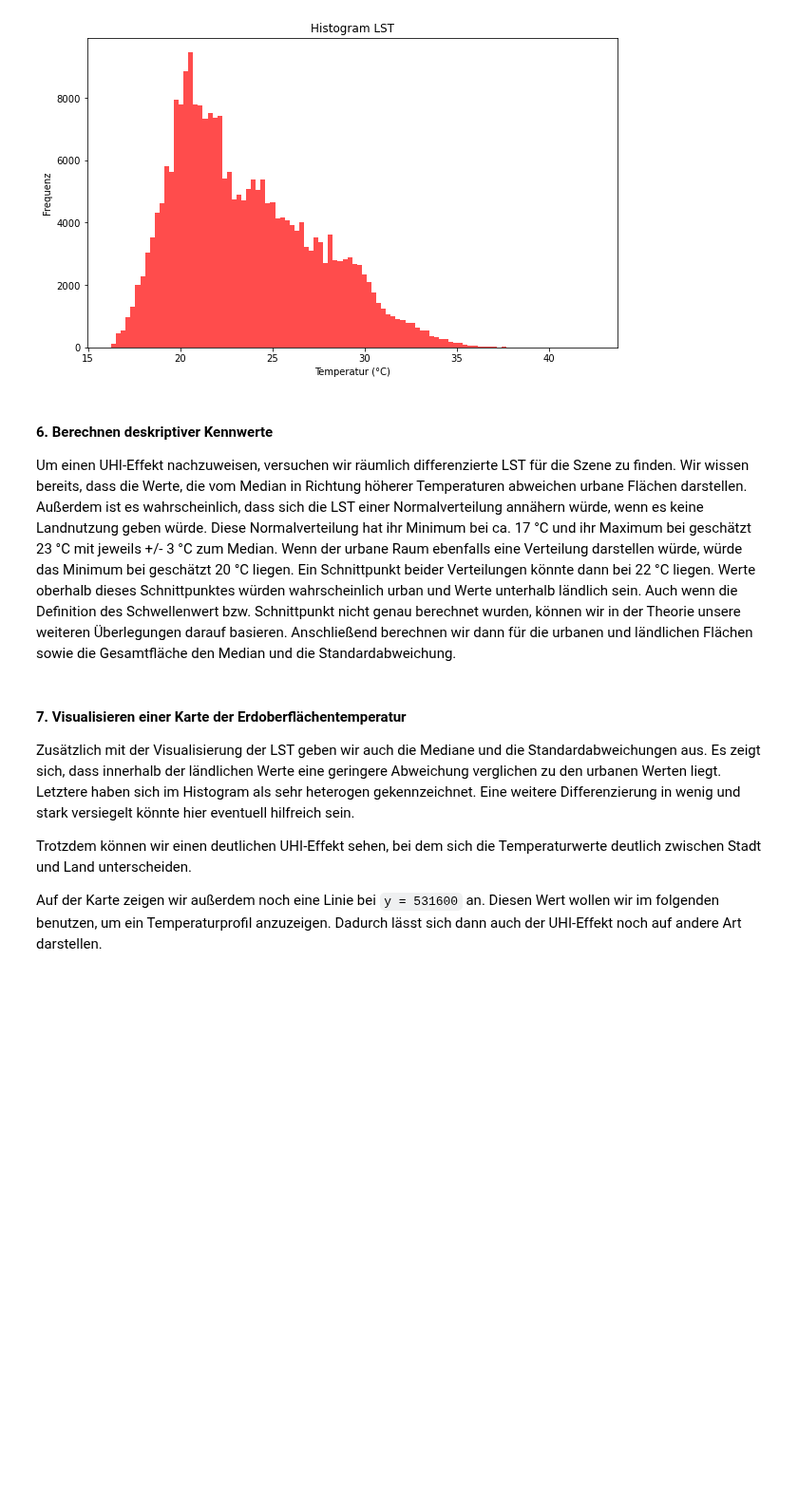
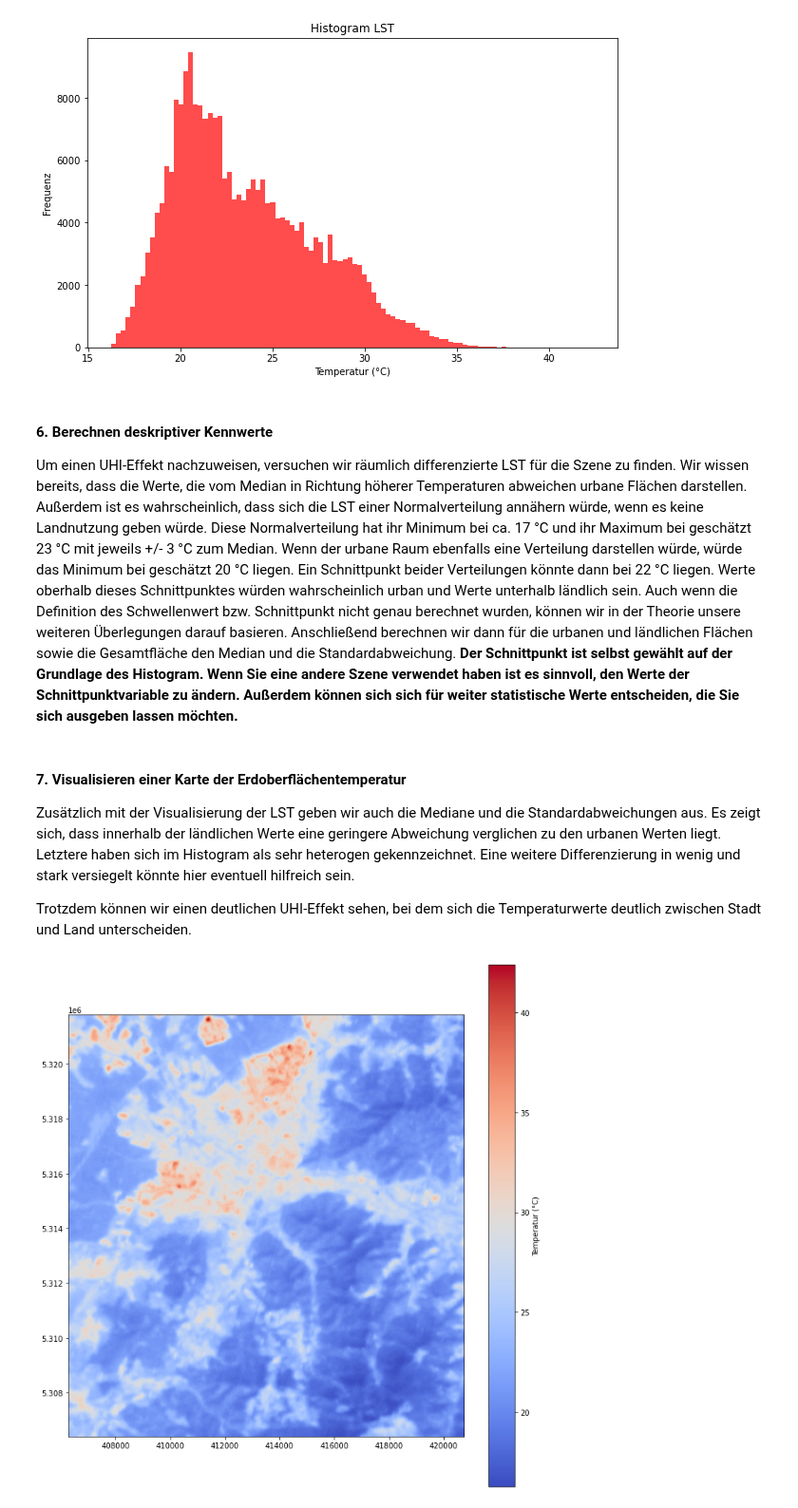
Before and after one commit to CODE-DE-EO-Lab/notebook-samples, a Jupyter notebook: 202505_Urban-Heat-Island-Effekt_Constellr_DE.ipynb, the cells around one changed output. Shown at 95% size. Cells and saved outputs as stored; diff of their text form; code cells hidden in the pictures; blank space fills up the shorter version.

```diff
--- a/202505_Urban-Heat-Island-Effekt_Constellr_DE.ipynb
+++ b/202505_Urban-Heat-Island-Effekt_Constellr_DE.ipynb
@@ -211,7 +213,7 @@ Text(0, 0.5, 'Frequenz')
 # %% [markdown]
 #### 6. Berechnen deskriptiver Kennwerte
 
-Um einen UHI-Effekt nachzuweisen, versuchen wir räumlich differenzierte LST für die Szene zu finden. Wir wissen bereits, dass die Werte, die vom Median in Richtung höherer Temperaturen abweichen urbane Flächen darstellen. Außerdem ist es wahrscheinlich, dass sich die LST einer Normalverteilung annähern würde, wenn es keine Landnutzung geben würde. Diese Normalverteilung hat ihr Minimum bei ca. 17 °C und ihr Maximum bei geschätzt 23 °C mit jeweils +/- 3 °C zum Median. Wenn der urbane Raum ebenfalls eine Verteilung darstellen würde, würde das Minimum bei geschätzt 20 °C liegen. Ein Schnittpunkt beider Verteilungen könnte dann bei 22 °C liegen. Werte oberhalb dieses Schnittpunktes würden wahrscheinlich urban und Werte unterhalb ländlich sein. Auch wenn die Definition des Schwellenwert bzw. Schnittpunkt nicht genau berechnet wurden, können wir in der Theorie unsere weiteren Überlegungen darauf basieren. Anschließend berechnen wir dann für die urbanen und ländlichen Flächen sowie die Gesamtfläche den Median und die Standardabweichung.
+Um einen UHI-Effekt nachzuweisen, versuchen wir räumlich differenzierte LST für die Szene zu finden. Wir wissen bereits, dass die Werte, die vom Median in Richtung höherer Temperaturen abweichen urbane Flächen darstellen. Außerdem ist es wahrscheinlich, dass sich die LST einer Normalverteilung annähern würde, wenn es keine Landnutzung geben würde. Diese Normalverteilung hat ihr Minimum bei ca. 17 °C und ihr Maximum bei geschätzt 23 °C mit jeweils +/- 3 °C zum Median. Wenn der urbane Raum ebenfalls eine Verteilung darstellen würde, würde das Minimum bei geschätzt 20 °C liegen. Ein Schnittpunkt beider Verteilungen könnte dann bei 22 °C liegen. Werte oberhalb dieses Schnittpunktes würden wahrscheinlich urban und Werte unterhalb ländlich sein. Auch wenn die Definition des Schwellenwert bzw. Schnittpunkt nicht genau berechnet wurden, können wir in der Theorie unsere weiteren Überlegungen darauf basieren. Anschließend berechnen wir dann für die urbanen und ländlichen Flächen sowie die Gesamtfläche den Median und die Standardabweichung. **Der Schnittpunkt ist selbst gewählt auf der Grundlage des Histogram. Wenn Sie eine andere Szene verwendet haben ist es sinnvoll, den Werte der Schnittpunktvariable zu ändern. Außerdem können sich sich für weiter statistische Werte entscheiden, die Sie sich ausgeben lassen möchten.**
 # %%
 # Maskierung (Beispiel: Annahme, dass Werte über 25°C als urban betrachtet werden)
 threshold = 22
@@ -234,5 +236,19 @@ gesamt_std = np.std(lst)
 Zusätzlich mit der Visualisierung der LST geben wir auch die Mediane und die Standardabweichungen aus. Es zeigt sich, dass innerhalb der ländlichen Werte eine geringere Abweichung verglichen zu den urbanen Werten liegt. Letztere haben sich im Histogram als sehr heterogen gekennzeichnet. Eine weitere Differenzierung in wenig und stark versiegelt könnte hier eventuell hilfreich sein.
 
 Trotzdem können wir einen deutlichen UHI-Effekt sehen, bei dem sich die Temperaturwerte deutlich zwischen Stadt und Land unterscheiden.
-
-Auf der Karte zeigen wir außerdem noch eine Linie bei `y = 531600` an. Diesen Wert wollen wir im folgenden benutzen, um ein Temperaturprofil anzuzeigen. Dadurch lässt sich dann auch der UHI-Effekt noch auf andere Art darstellen.
+# %%
+# Erstellen des Plot
+fig, ax = plt.subplots(figsize=(10, 10))
+
+# Einfügen des Rasterbildes
+img = ax.imshow(lst, cmap="coolwarm", extent=[left, right, bottom, top])
+
+# Einfügen zusätzlicher Elemente
+cbar = fig.colorbar(img)
+cbar.set_label('Temperatur (°C)')
+
+# Zeigen des Plot
+plt.tight_layout()
+plt.show()
+# %% [output]
+[figure, added]
```
Also changed, not shown: parts of 6 cells of this notebook.
